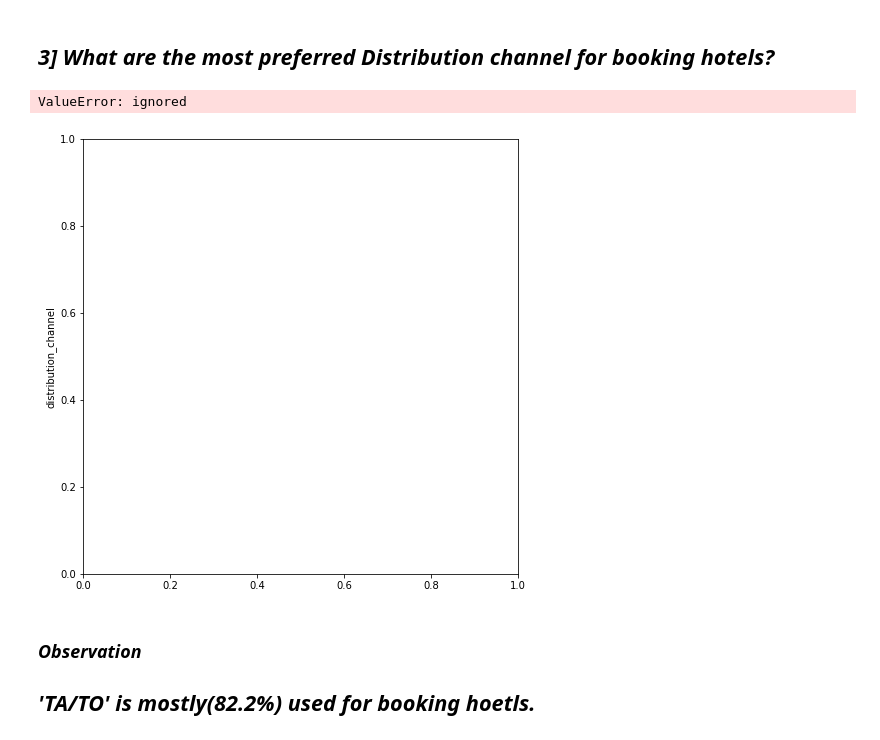
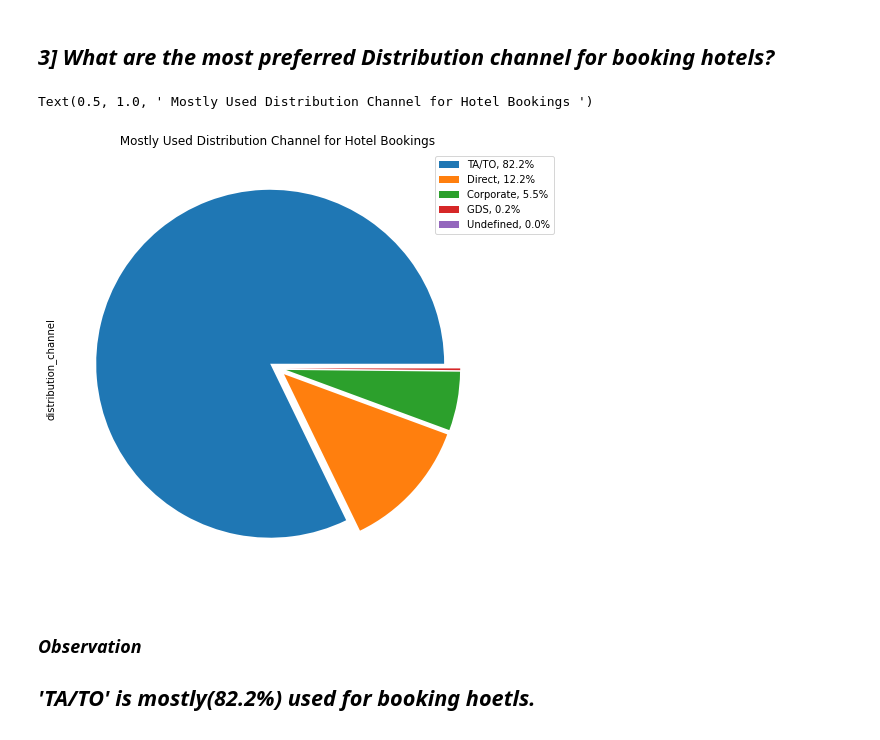
Before and after one commit to piyushkutemate/CapstoneProject, a Jupyter notebook: Updated_Collab_Hotel_Booking_Analysis_Capstone_Project.ipynb, the cells around one changed output. Cells and saved outputs as stored; diff of their text form; code cells hidden in the pictures.

```diff
--- a/Updated_Collab_Hotel_Booking_Analysis_Capstone_Project.ipynb
+++ b/Updated_Collab_Hotel_Booking_Analysis_Capstone_Project.ipynb
@@ -345,37 +343,36 @@ plt.show()
 
 #Creating labels.
 labels=hoteldb['distribution_channel'].value_counts().index.tolist()
 
 
 
 # creating new df of distribution channel.
 distribution_channel_df=hoteldb['distribution_channel'].value_counts().reset_index().rename(columns={'index':"distribution_channel",'distribution_channel':'count'})
 
 
 
 #adding percentage columns to the distribution_channel_df.
 distribution_channel_df['percentage']=round(distribution_channel_df['count']*100/hoteldb.shape[0],1)
 
 
 
 #Creating list of percentage.
 sizes=distribution_channel_df['percentage'].values.tolist()
 
 
 
 #plotting the pie chart.
-hoteldb['distribution_channel'].value_counts().plot.pie(explode=[0.05]*3,shadow=False, figsize=(15,8),fontsize=10,labels=None)
-
+hoteldb['distribution_channel'].value_counts().plot.pie(explode=[0.05, 0.05,0.05,0.05,0.05], shadow=False, figsize=(15,8),fontsize=10,labels=None)
 
 
 
 # setting legends with the percentage values.
 labels = [f'{l}, {s}%' for l, s in zip(labels, sizes)]
 plt.legend(bbox_to_anchor=(0.85, 1), loc='upper left', labels=labels)
 plt.title(' Mostly Used Distribution Channel for Hotel Bookings ')
 # %% [output]
-ValueError: ignored
+Text(0.5, 1.0, ' Mostly Used Distribution Channel for Hotel Bookings ')
-[figure, old version]
+[figure, new version]
 # %% [markdown]
 ### ***Observation***
 ## ***'TA/TO' is mostly(82.2%) used for booking hoetls.***
```
Also changed, not shown: parts of 51 cells of this notebook.
